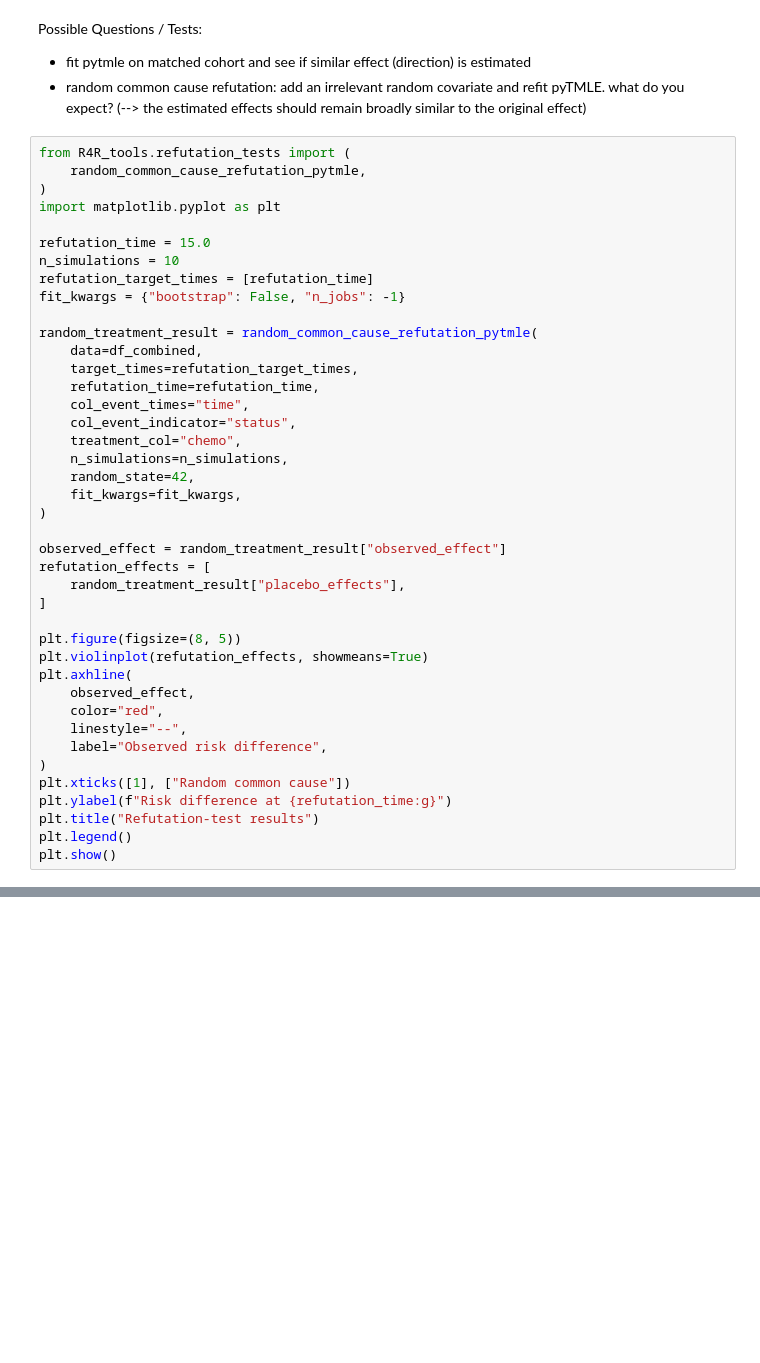
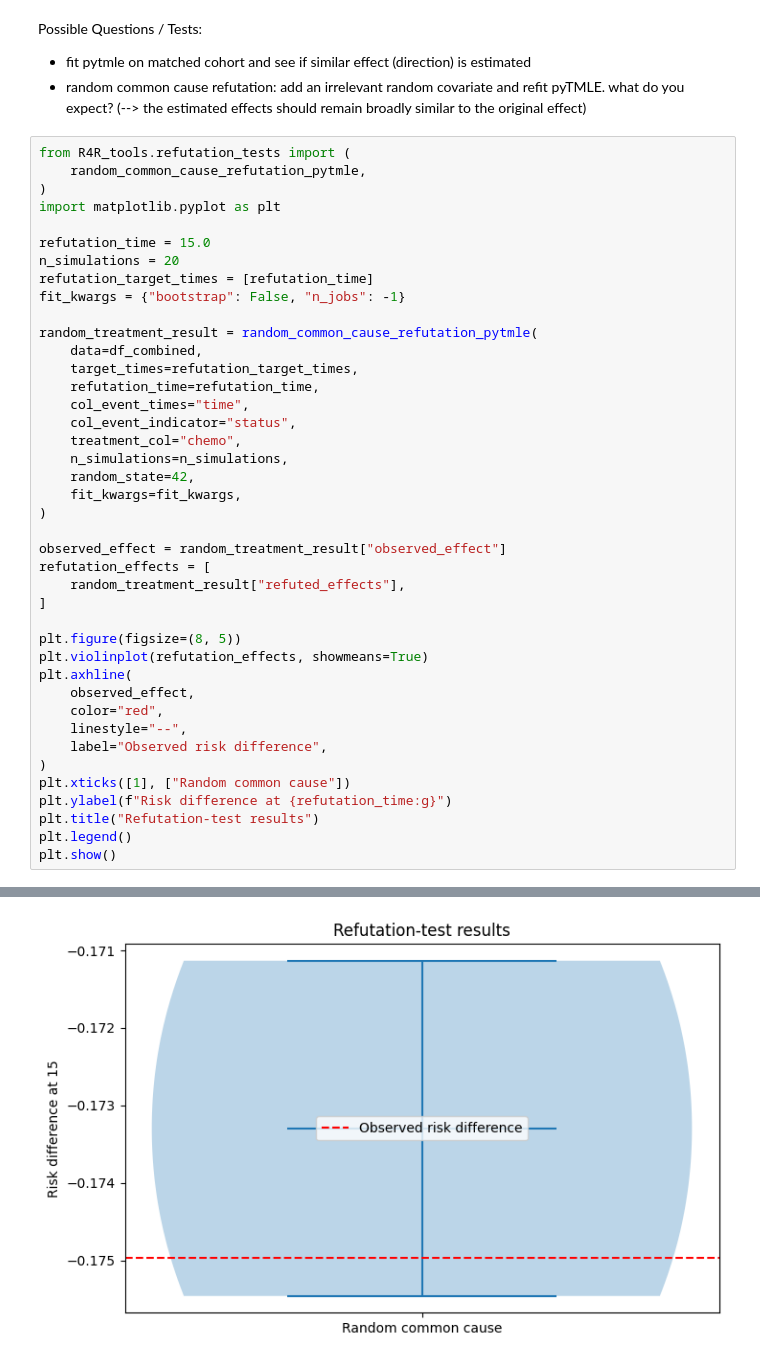
Before and after one commit to TrainingModule4-Real4Reg/r4r_training, a Jupyter notebook: notebooks/ate_estimation.ipynb, the cells around one changed output, grey strips where cells are left out. Drawn from its saved outputs; the diff is of its cells as text; blank space fills up the shorter version.

Commit message:
fix: use key refutet_effects in random common cause refutation

```diff
--- a/notebooks/ate_estimation.ipynb
+++ b/notebooks/ate_estimation.ipynb
@@ -132,7 +120,7 @@ from R4R_tools.refutation_tests import (
 import matplotlib.pyplot as plt
 
 refutation_time = 15.0
-n_simulations = 10
+n_simulations = 20
 refutation_target_times = [refutation_time]
 fit_kwargs = {"bootstrap": False, "n_jobs": -1}
 
@@ -150,7 +138,7 @@ random_treatment_result = random_common_cause_refutation_pytmle(
 
 observed_effect = random_treatment_result["observed_effect"]
 refutation_effects = [
-    random_treatment_result["placebo_effects"],
+    random_treatment_result["refuted_effects"],
 ]
 
 plt.figure(figsize=(8, 5))
@@ -166,3 +154,4 @@ plt.ylabel(f"Risk difference at {refutation_time:g}")
 plt.title("Refutation-test results")
 plt.legend()
 plt.show()
+# %% [output]
@@ -168,0 +173 @@ plt.show()
+[figure, added]
```
Also changed, not shown: parts of 3 cells of this notebook.
